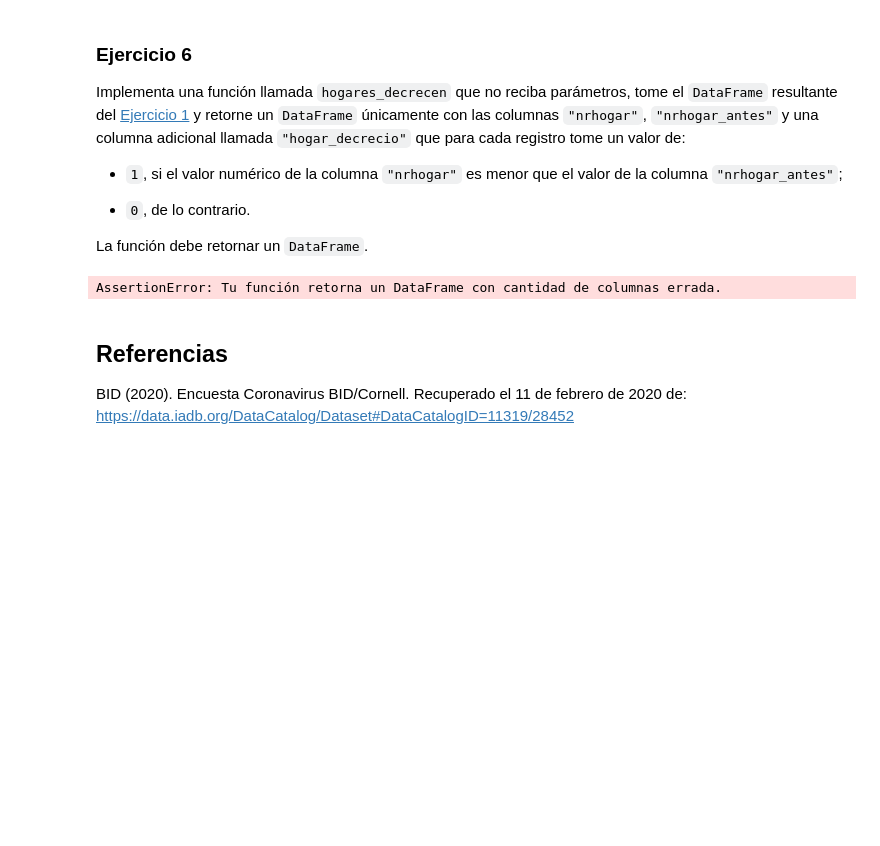
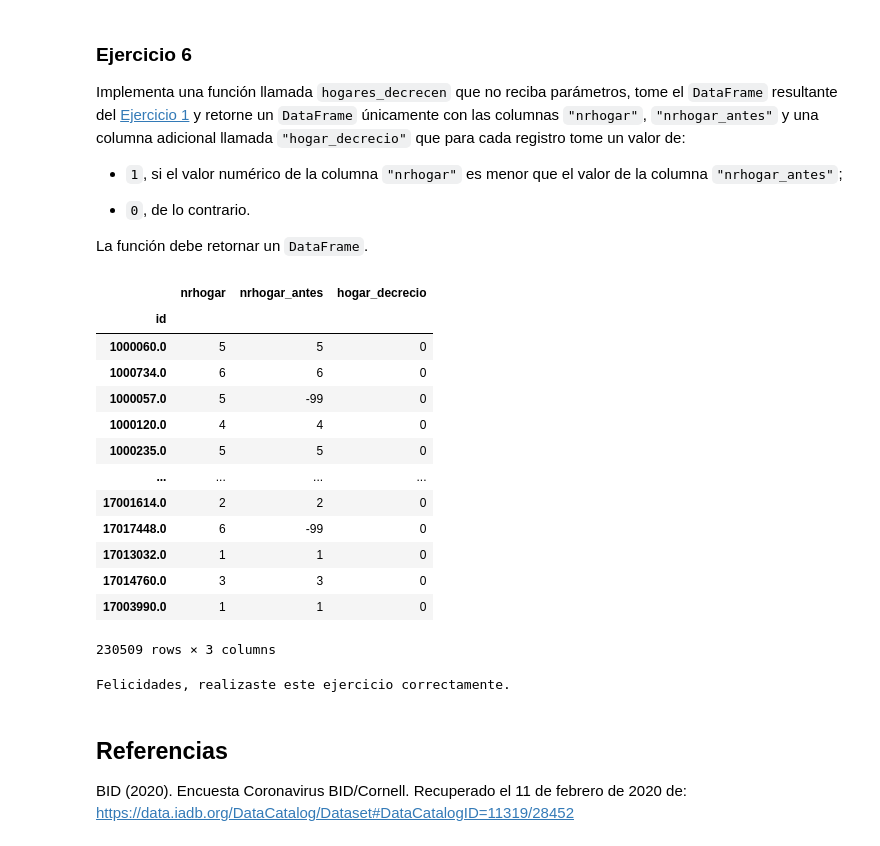
Before and after one commit to JSMKJ/Inteligencia-artificial-computacion-Uniagustiniana-JSMJ, a Jupyter notebook: Semana 3/TALLER - Explorar y modificar datos/TALLER - Explorar y modificar datos_sin.ipynb, the cells around one changed output. Drawn from its saved outputs; the diff is of its cells as text; code cells hidden in the pictures; blank space fills up the shorter version.

```diff
--- a/Semana 3/TALLER - Explorar y modificar datos/TALLER - Explorar y modificar datos_sin.ipynb
+++ b/Semana 3/TALLER - Explorar y modificar datos/TALLER - Explorar y modificar datos_sin.ipynb
@@ -473,16 +470,31 @@ Implementa una función llamada `hogares_decrecen` que no reciba parámetros, to
 La función debe retornar un `DataFrame`.
 # %%
 # your code here
-def hogares_decrecen()->pd.DataFrame:
-    df=importar_e_indexar()
 
-    if 'id' in df.columns:
-        df = df.set_index('id', drop=True)
+def hogares_decrecen() -> pd.DataFrame:
+    df = importar_e_indexar()
 
-    df=df[df['nrhogar']<df['nrhogar_antes']]
+    NuevaColumna = df[['nrhogar', 'nrhogar_antes']].copy()
+    NuevaColumna['hogar_decrecio'] = (NuevaColumna['nrhogar'] <NuevaColumna['nrhogar_antes']).astype('int')
 
+    return NuevaColumna
 
-    return df
+hogares_decrecen()
+# %% [output]
+|  | nrhogar | nrhogar_antes | hogar_decrecio |
+| id |  |  |  |
+| 1000060.0 | 5 | 5 | 0 |
+| 1000734.0 | 6 | 6 | 0 |
+| 1000057.0 | 5 | -99 | 0 |
+| 1000120.0 | 4 | 4 | 0 |
+| 1000235.0 | 5 | 5 | 0 |
+| ... | ... | ... | ... |
+| 17001614.0 | 2 | 2 | 0 |
+| 17017448.0 | 6 | -99 | 0 |
+| 17013032.0 | 1 | 1 | 0 |
+| 17014760.0 | 3 | 3 | 0 |
+| 17003990.0 | 1 | 1 | 0 |
+230509 rows × 3 columns
 # %%
 ## AUTO-CALIFICADOR
 
@@ -549,7 +561,7 @@ assert sum(resultado["hogar_decrecio"]) == 19908, "Tu función retorna un DataFr
 # Mensaje de felicitaciones
 print("Felicidades, realizaste este ejercicio correctamente.")
 # %% [output]
-AssertionError: Tu función retorna un DataFrame con cantidad de columnas errada.
+Felicidades, realizaste este ejercicio correctamente.
 # %% [markdown]
 ## Referencias
 
```
Also changed, not shown: parts of 6 cells of this notebook.
